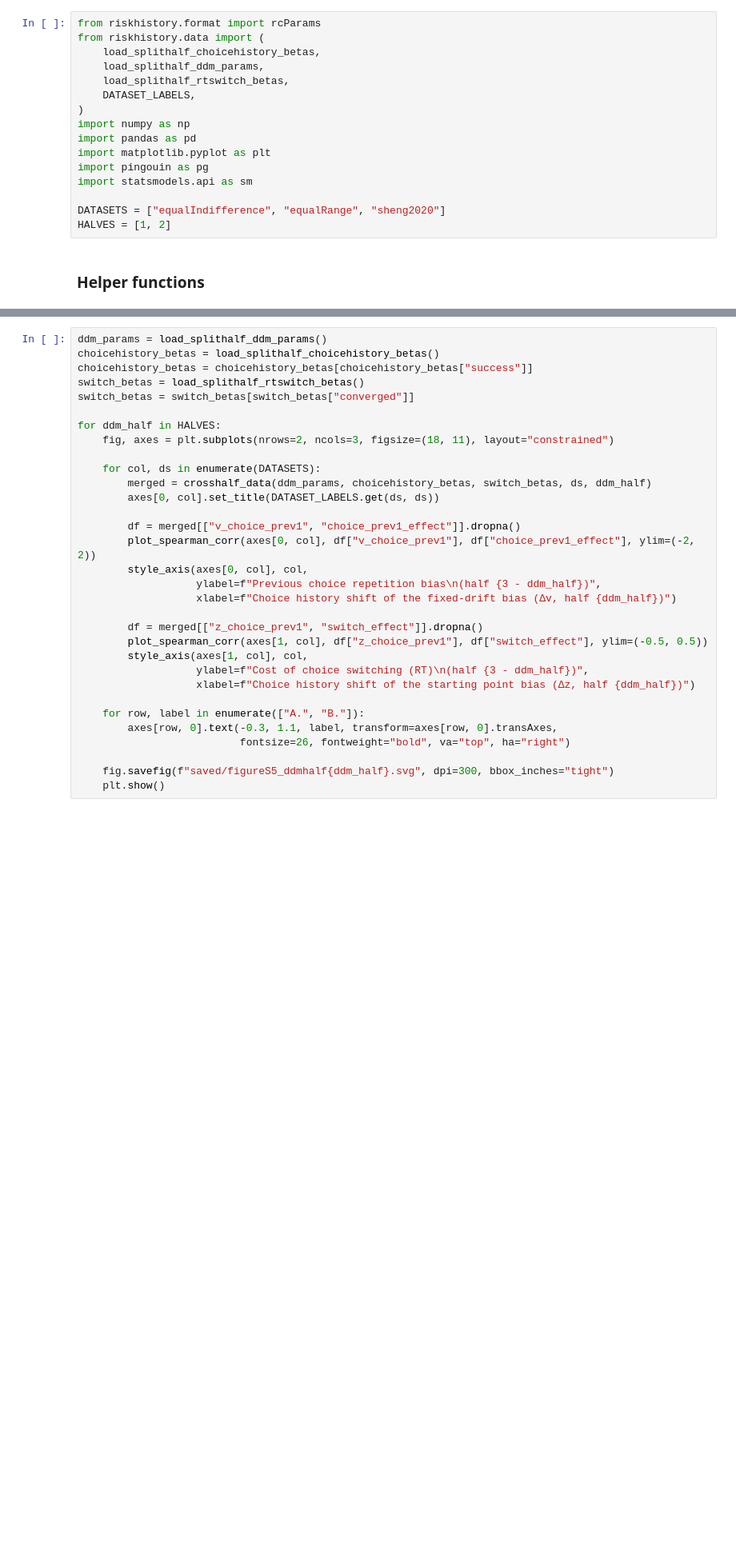
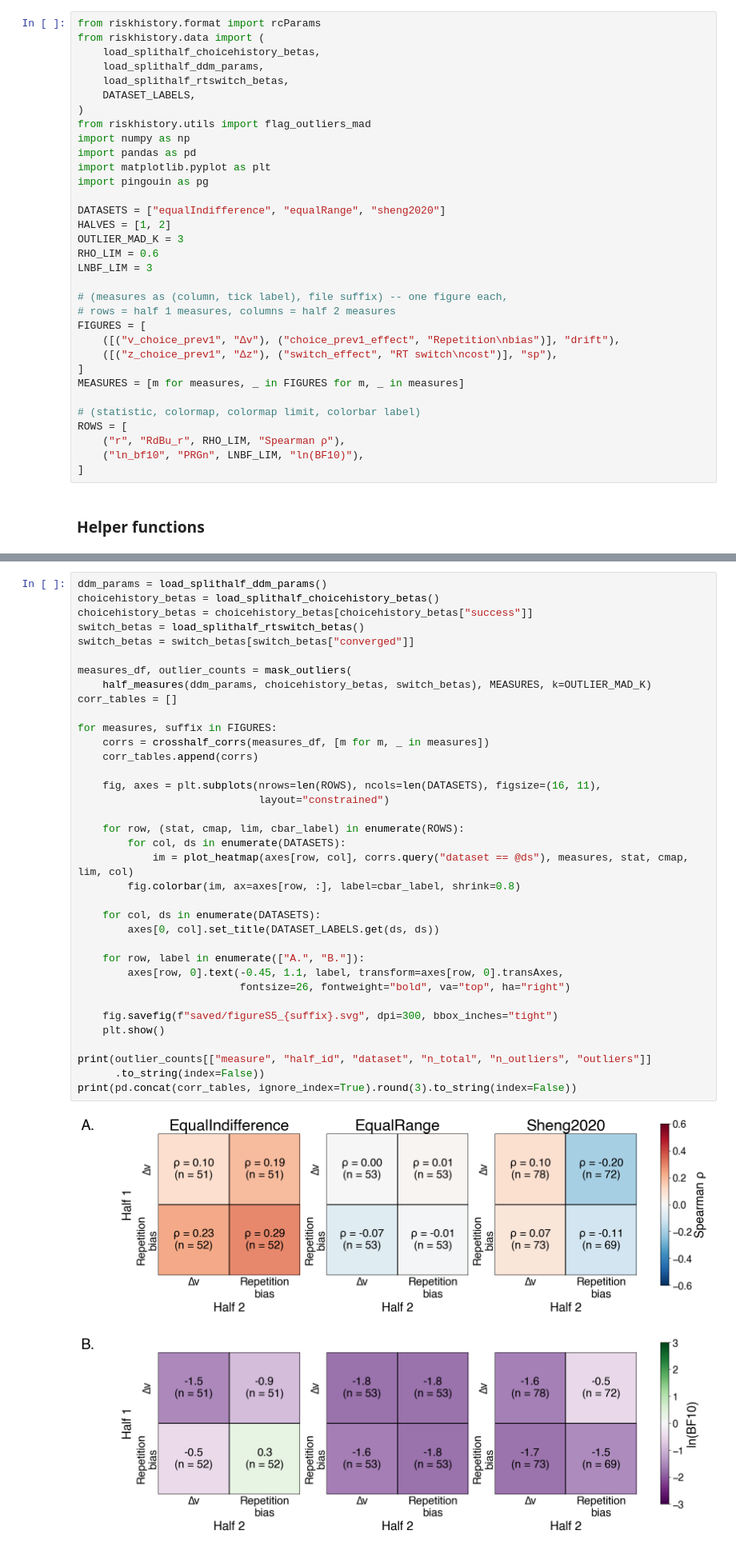
Before and after one commit to GusStgoReyes/riskhistory, a Jupyter notebook: figures_official/figureS5.ipynb, the cells around one changed output, grey strips where cells are left out. Shown at 80% size. Drawn from its saved outputs; the diff is of its cells as text; blank space fills up the shorter version.

```diff
--- a/figures_official/figureS5.ipynb
+++ b/figures_official/figureS5.ipynb
@@ -8,14 +8,31 @@ from riskhistory.data import (
     load_splithalf_rtswitch_betas,
     DATASET_LABELS,
 )
+from riskhistory.utils import flag_outliers_mad
 import numpy as np
 import pandas as pd
 import matplotlib.pyplot as plt
 import pingouin as pg
-import statsmodels.api as sm
 
 DATASETS = ["equalIndifference", "equalRange", "sheng2020"]
 HALVES = [1, 2]
+OUTLIER_MAD_K = 3
+RHO_LIM = 0.6
+LNBF_LIM = 3
+
+# (measures as (column, tick label), file suffix) -- one figure each,
+# rows = half 1 measures, columns = half 2 measures
+FIGURES = [
+    ([("v_choice_prev1", "∆v"), ("choice_prev1_effect", "Repetition\nbias")], "drift"),
+    ([("z_choice_prev1", "∆z"), ("switch_effect", "RT switch\ncost")], "sp"),
+]
+MEASURES = [m for measures, _ in FIGURES for m, _ in measures]
+
+# (statistic, colormap, colormap limit, colorbar label)
+ROWS = [
+    ("r", "RdBu_r", RHO_LIM, "Spearman ρ"),
+    ("ln_bf10", "PRGn", LNBF_LIM, "ln(BF10)"),
+]
 # %% [markdown]
 ### Helper functions
 # %%
@@ -133,32 +137,38 @@ Per-participant SP-Drift-CH pyddm fits (`analysis_splithalf/2_fitddm_splithalf.p
 # %%
 ddm_params = load_splithalf_ddm_params()
 choicehistory_betas = load_splithalf_choicehistory_betas()
 choicehistory_betas = choicehistory_betas[choicehistory_betas["success"]]
 switch_betas = load_splithalf_rtswitch_betas()
 switch_betas = switch_betas[switch_betas["converged"]]
 
-for ddm_half in HALVES:
-    fig, axes = plt.subplots(nrows=2, ncols=3, figsize=(18, 11), layout="constrained")
+measures_df, outlier_counts = mask_outliers(
+    half_measures(ddm_params, choicehistory_betas, switch_betas), MEASURES, k=OUTLIER_MAD_K)
+corr_tables = []
+
+for measures, suffix in FIGURES:
+    corrs = crosshalf_corrs(measures_df, [m for m, _ in measures])
+    corr_tables.append(corrs)
+
+    fig, axes = plt.subplots(nrows=len(ROWS), ncols=len(DATASETS), figsize=(16, 11),
+                             layout="constrained")
+
+    for row, (stat, cmap, lim, cbar_label) in enumerate(ROWS):
+        for col, ds in enumerate(DATASETS):
+            im = plot_heatmap(axes[row, col], corrs.query("dataset == @ds"), measures, stat, cmap, lim, col)
+        fig.colorbar(im, ax=axes[row, :], label=cbar_label, shrink=0.8)
 
     for col, ds in enumerate(DATASETS):
-        merged = crosshalf_data(ddm_params, choicehistory_betas, switch_betas, ds, ddm_half)
         axes[0, col].set_title(DATASET_LABELS.get(ds, ds))
 
-        df = merged[["v_choice_prev1", "choice_prev1_effect"]].dropna()
-        plot_spearman_corr(axes[0, col], df["v_choice_prev1"], df["choice_prev1_effect"], ylim=(-2, 2))
-        style_axis(axes[0, col], col,
-                   ylabel=f"Previous choice repetition bias\n(half {3 - ddm_half})",
-                   xlabel=f"Choice history shift of the fixed-drift bias (∆v, half {ddm_half})")
-
-        df = merged[["z_choice_prev1", "switch_effect"]].dropna()
-        plot_spearman_corr(axes[1, col], df["z_choice_prev1"], df["switch_effect"], ylim=(-0.5, 0.5))
-        style_axis(axes[1, col], col,
-                   ylabel=f"Cost of choice switching (RT)\n(half {3 - ddm_half})",
-                   xlabel=f"Choice history shift of the starting point bias (∆z, half {ddm_half})")
-
     for row, label in enumerate(["A.", "B."]):
-        axes[row, 0].text(-0.3, 1.1, label, transform=axes[row, 0].transAxes,
+        axes[row, 0].text(-0.45, 1.1, label, transform=axes[row, 0].transAxes,
                           fontsize=26, fontweight="bold", va="top", ha="right")
 
-    fig.savefig(f"saved/figureS5_ddmhalf{ddm_half}.svg", dpi=300, bbox_inches="tight")
+    fig.savefig(f"saved/figureS5_{suffix}.svg", dpi=300, bbox_inches="tight")
     plt.show()
+
+print(outlier_counts[["measure", "half_id", "dataset", "n_total", "n_outliers", "outliers"]]
+      .to_string(index=False))
+print(pd.concat(corr_tables, ignore_index=True).round(3).to_string(index=False))
+# %% [output]
+[figure, added]
```
Also changed, not shown: parts of 3 cells of this notebook, 4 other files.
